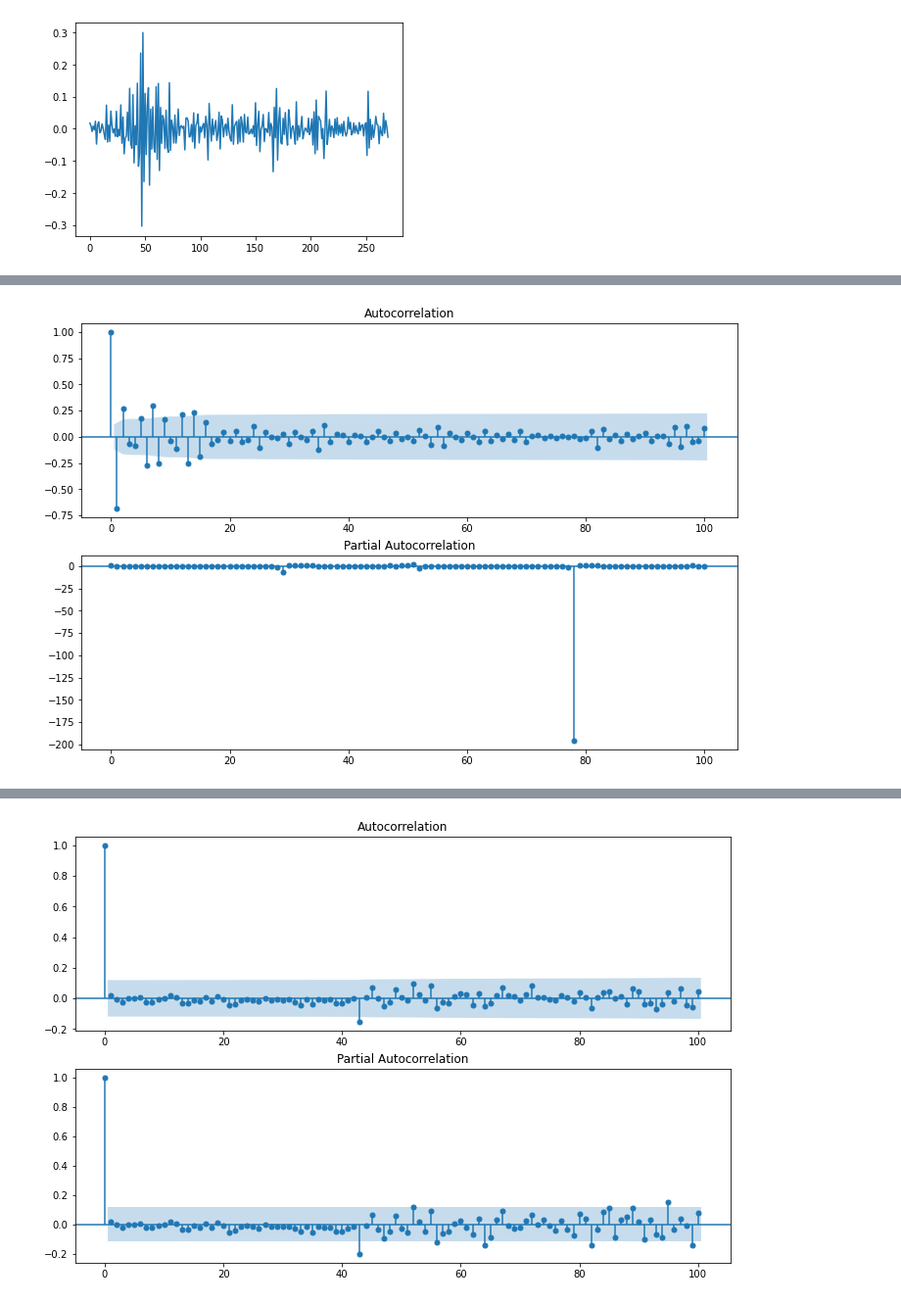
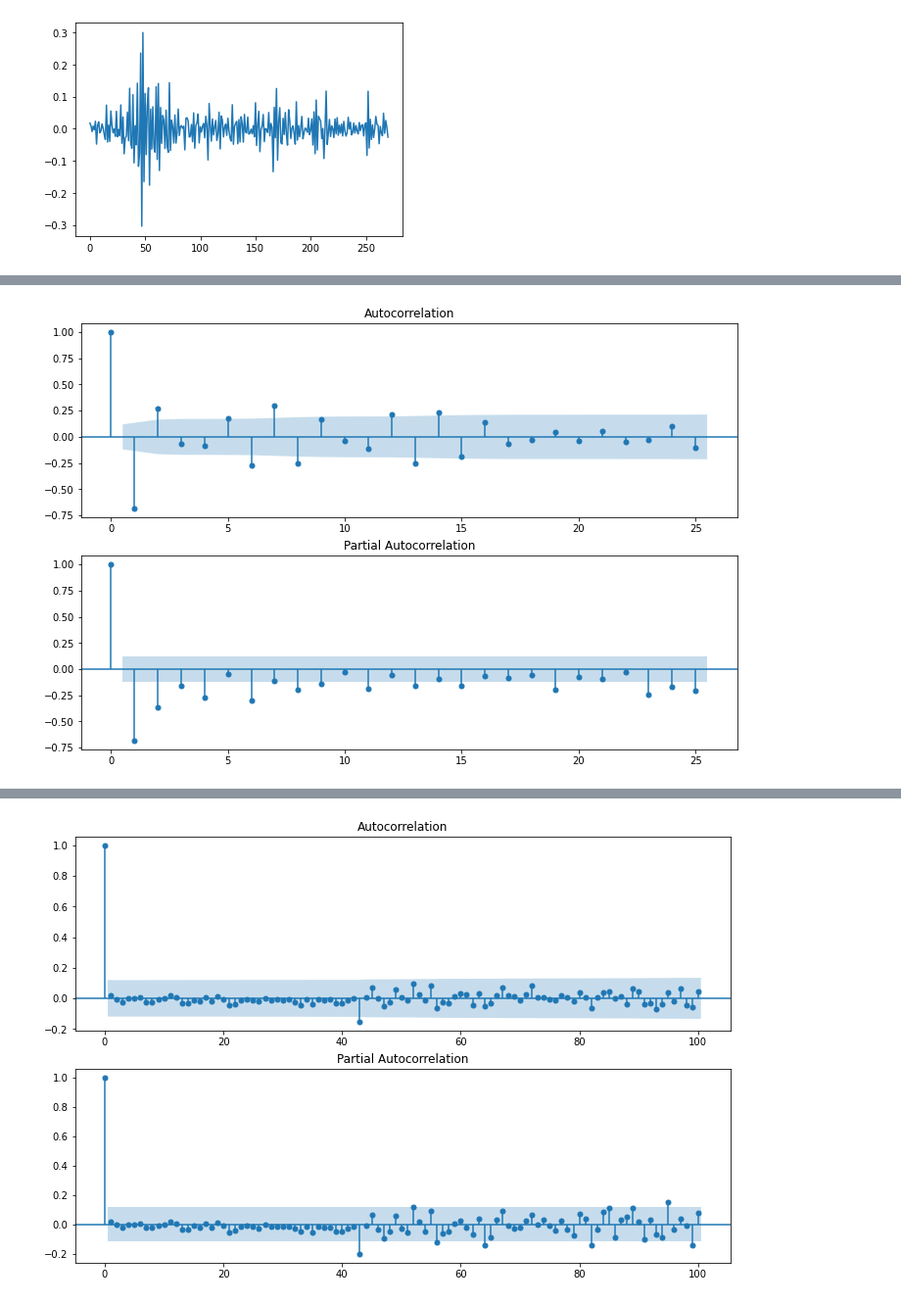
Before and after one commit to VSydorskyy/iasa_master_forecasting, a Jupyter notebook: practical_task/part_2_old_version.ipynb, the cells around one changed output, grey strips where cells are left out. Shown at 98% size. Saved outputs shown, nothing was run; the diff lists cells and outputs as text; code cells hidden in the pictures.

```diff
--- a/practical_task/2_final_part.ipynb
+++ b/practical_task/part_2_old_version.ipynb
@@ -103,12 +139,12 @@ plt.plot(y_true)
 # %%
 fig = plt.figure(figsize=(12,8))
 ax1 = fig.add_subplot(211)
-fig = sm.graphics.tsa.plot_acf(y_true, lags=100, ax=ax1)
+fig = sm.graphics.tsa.plot_acf(y_true, lags=25, ax=ax1)
 ax2 = fig.add_subplot(212)
-fig = sm.graphics.tsa.plot_pacf(y_true, lags=100, ax=ax2)
+fig = sm.graphics.tsa.plot_pacf(y_true, lags=25, ax=ax2)
 plt.show()
 # %% [output]
-[figure, old version]
+[figure, new version]
 # %%
 ARIMA_m = ARIMA(y_true, order=(40,0,0))
 
```
Also changed, not shown: parts of 12 cells of this notebook, 4 other files.
